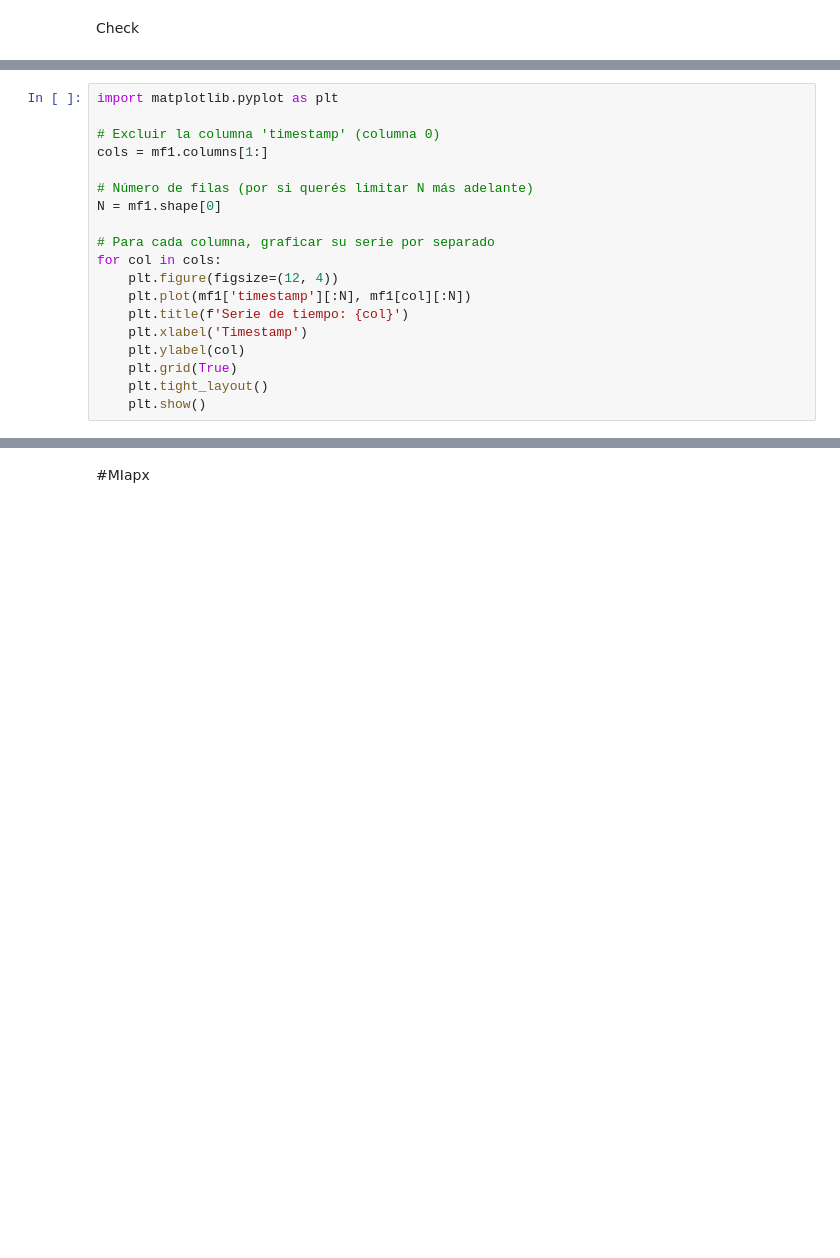
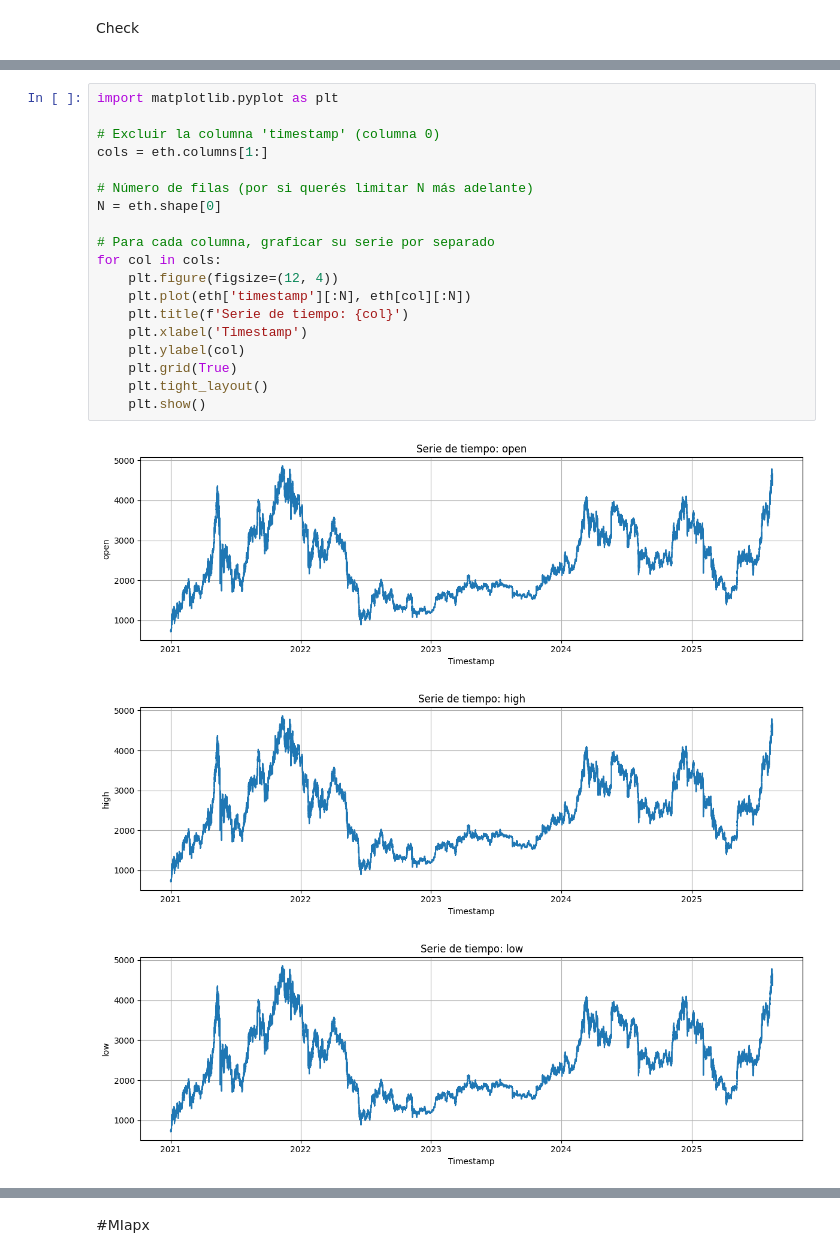
Before and after one commit to Miguithub/fourier, a Jupyter notebook: Fourier_ETH.ipynb, the cells around one changed output, grey strips where cells are left out. Saved outputs shown, nothing was run; the diff lists cells and outputs as text; blank space fills up the shorter version.

```diff
--- a/Fourier_ETH.ipynb
+++ b/Fourier_ETH.ipynb
@@ -247,19 +78,0 @@ mf1[[f"{c}_ln" for c in float64_cols]] = np.log(mf1[float64_cols])
-# %%
-import matplotlib.pyplot as plt
-
-# Excluir la columna 'timestamp' (columna 0)
-cols = mf1.columns[1:]
-
-# Número de filas (por si querés limitar N más adelante)
-N = mf1.shape[0]
-
-# Para cada columna, graficar su serie por separado
-for col in cols:
-    plt.figure(figsize=(12, 4))
-    plt.plot(mf1['timestamp'][:N], mf1[col][:N])
-    plt.title(f'Serie de tiempo: {col}')
-    plt.xlabel('Timestamp')
-    plt.ylabel(col)
-    plt.grid(True)
-    plt.tight_layout()
-    plt.show()
@@ -636,0 +79,23 @@ L* (min ventana estable, min): None
+# %%
+import matplotlib.pyplot as plt
+
+# Excluir la columna 'timestamp' (columna 0)
+cols = eth.columns[1:]
+
+# Número de filas (por si querés limitar N más adelante)
+N = eth.shape[0]
+
+# Para cada columna, graficar su serie por separado
+for col in cols:
+    plt.figure(figsize=(12, 4))
+    plt.plot(eth['timestamp'][:N], eth[col][:N])
+    plt.title(f'Serie de tiempo: {col}')
+    plt.xlabel('Timestamp')
+    plt.ylabel(col)
+    plt.grid(True)
+    plt.tight_layout()
+    plt.show()
+# %% [output]
+[figure, added]
+[figure, added]
+[figure, added]
```
Also changed, not shown: parts of 71 cells of this notebook.
